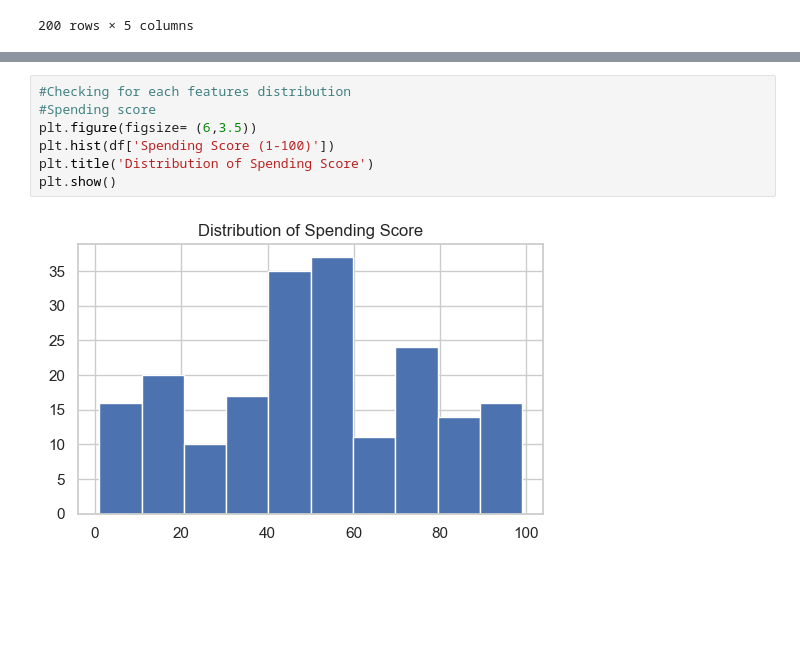
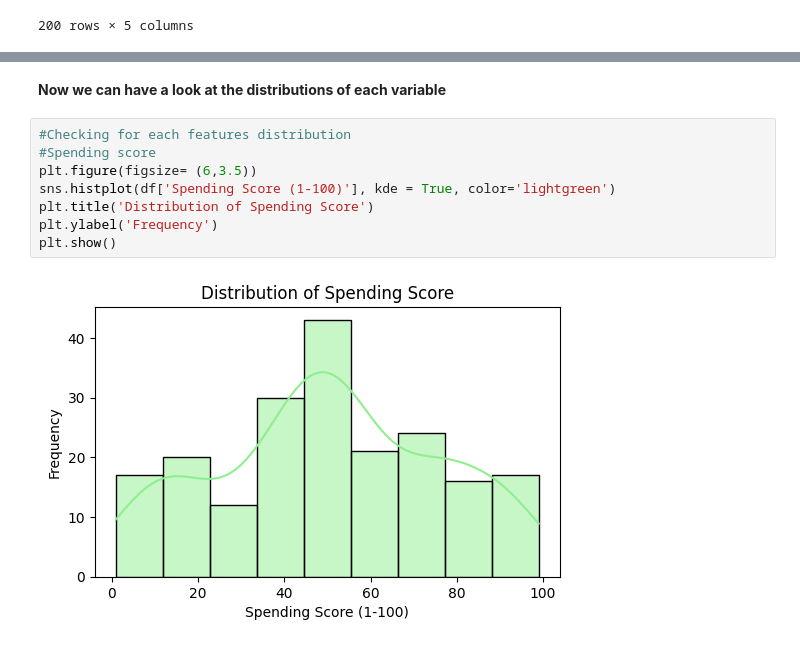
Before and after one commit to kisaraF/CRM-Tutorials, a Jupyter notebook: Week 05- KMeans Clustering/My Code.ipynb, the cells around one changed output, grey strips where cells are left out. Drawn from its saved outputs; the diff is of its cells as text; blank space fills up the shorter version.

```diff
--- a/Week 05- KMeans Clustering/My Code.ipynb
+++ b/Week 05- KMeans Clustering/My Code.ipynb
@@ -42,15 +57,18 @@ feature_df.corr()
 | Age | -0.026763 | 1.000000 | -0.012398 | -0.327227 |
 | Annual Income (k$) | 0.977548 | -0.012398 | 1.000000 | 0.009903 |
 | Spending Score (1-100) | 0.013835 | -0.327227 | 0.009903 | 1.000000 |
+# %% [markdown]
+**Now we can have a look at the distributions of each variable**
 # %%
 #Checking for each features distribution
 #Spending score
 plt.figure(figsize= (6,3.5))
-plt.hist(df['Spending Score (1-100)'])
+sns.histplot(df['Spending Score (1-100)'], kde = True, color='lightgreen')
 plt.title('Distribution of Spending Score')
+plt.ylabel('Frequency')
 plt.show()
 # %% [output]
-[figure, old version]
+[figure, new version]
 # %%
 #Age
 plt.figure(figsize= (6,3.5))
```
Also changed, not shown: parts of 11 cells of this notebook, 1 other file.
